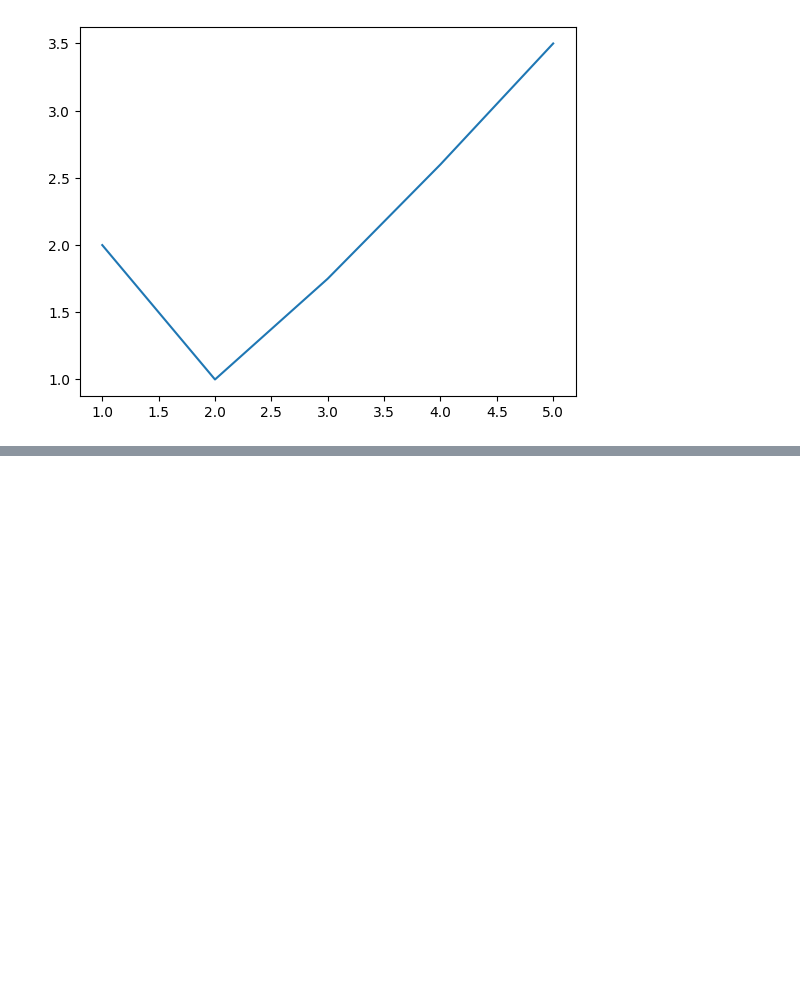
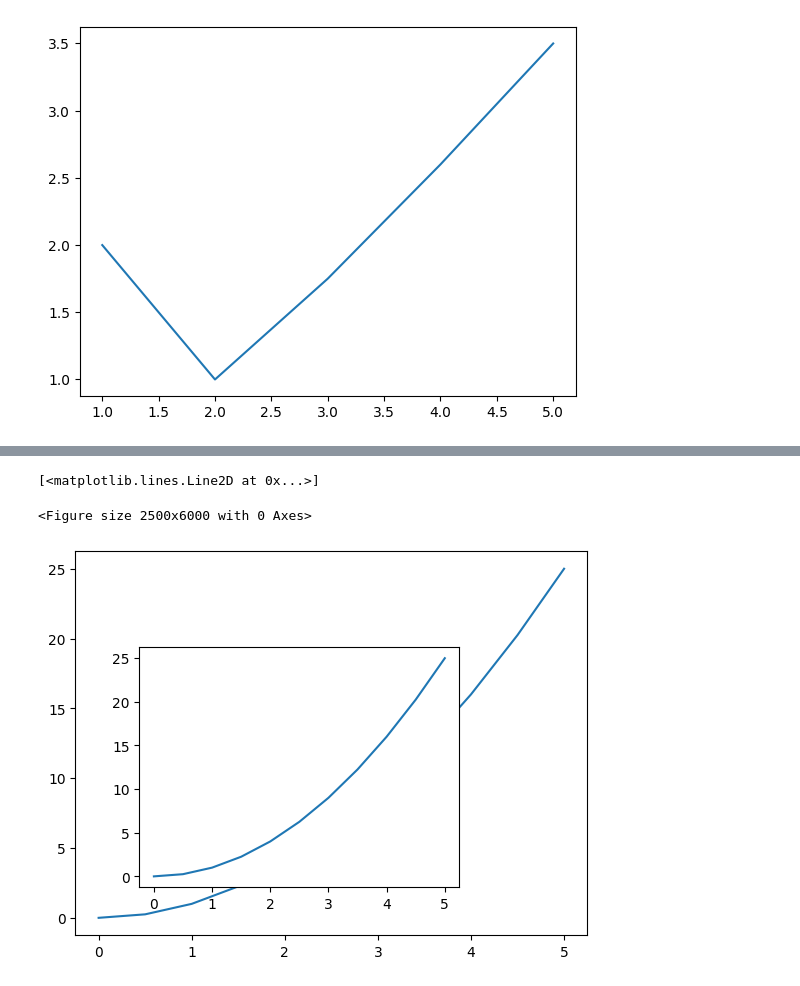
Before and after one commit to ShivamT-2625/Python, a Jupyter notebook: Matplotlib/Stage-1.ipynb, the cells around one changed output, grey strips where cells are left out. Drawn from its saved outputs; the diff is of its cells as text; code cells hidden in the pictures; blank space fills up the shorter version.

```diff
--- a/Matplotlib/Stage-1.ipynb
+++ b/Matplotlib/Stage-1.ipynb
@@ -13,0 +43,11 @@ plt.show()
+# %%
+fig =plt.figure(figsize=(5,12),dpi=500)
+fig =plt.figure()
+axis1 = fig.add_axes([0.2,0.2,0.8,0.8])
+axis1.plot(x,y)
+axis2 = fig.add_axes([0.3,0.3,0.5,0.5])
+axis2.plot(x,y)
+# %% [output]
+[<matplotlib.lines.Line2D at 0x...>]
+<Figure size 2500x6000 with 0 Axes>
+[figure, added]
```
Also changed, not shown: parts of 12 cells of this notebook, 16 other files.
